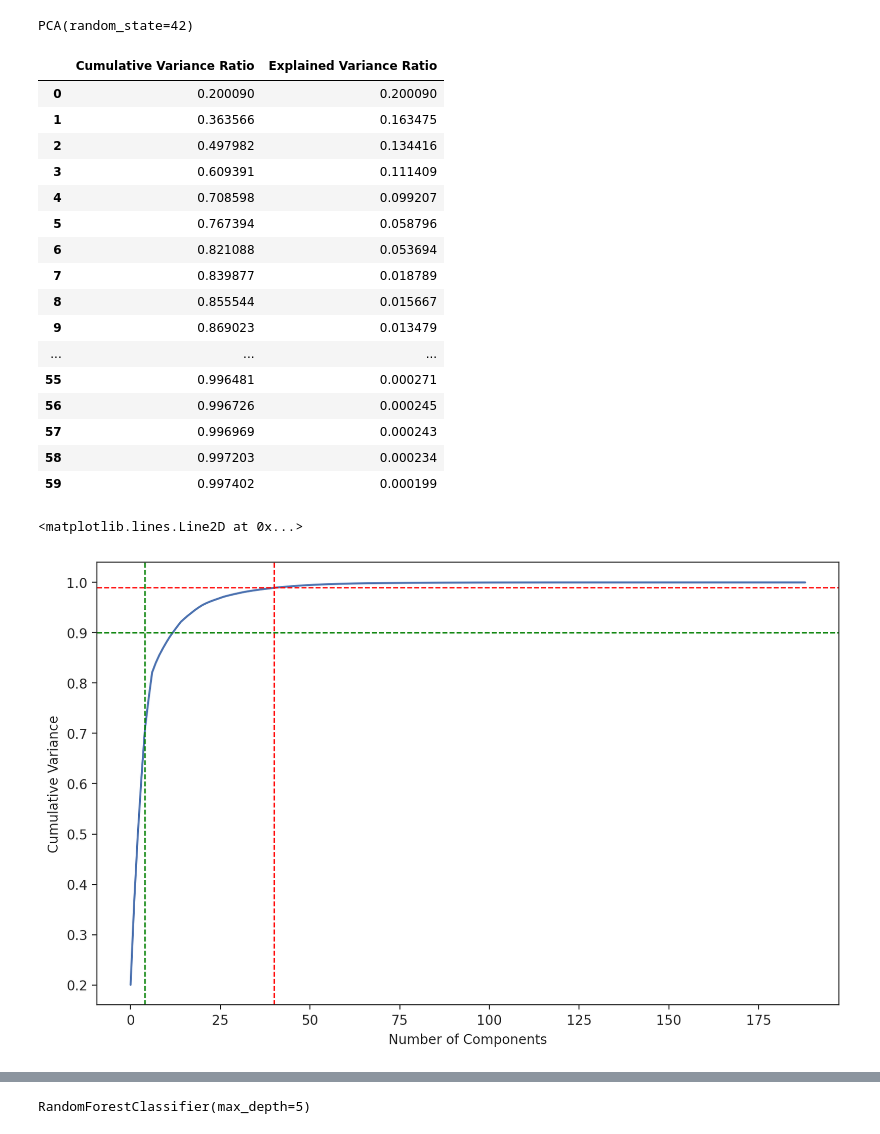
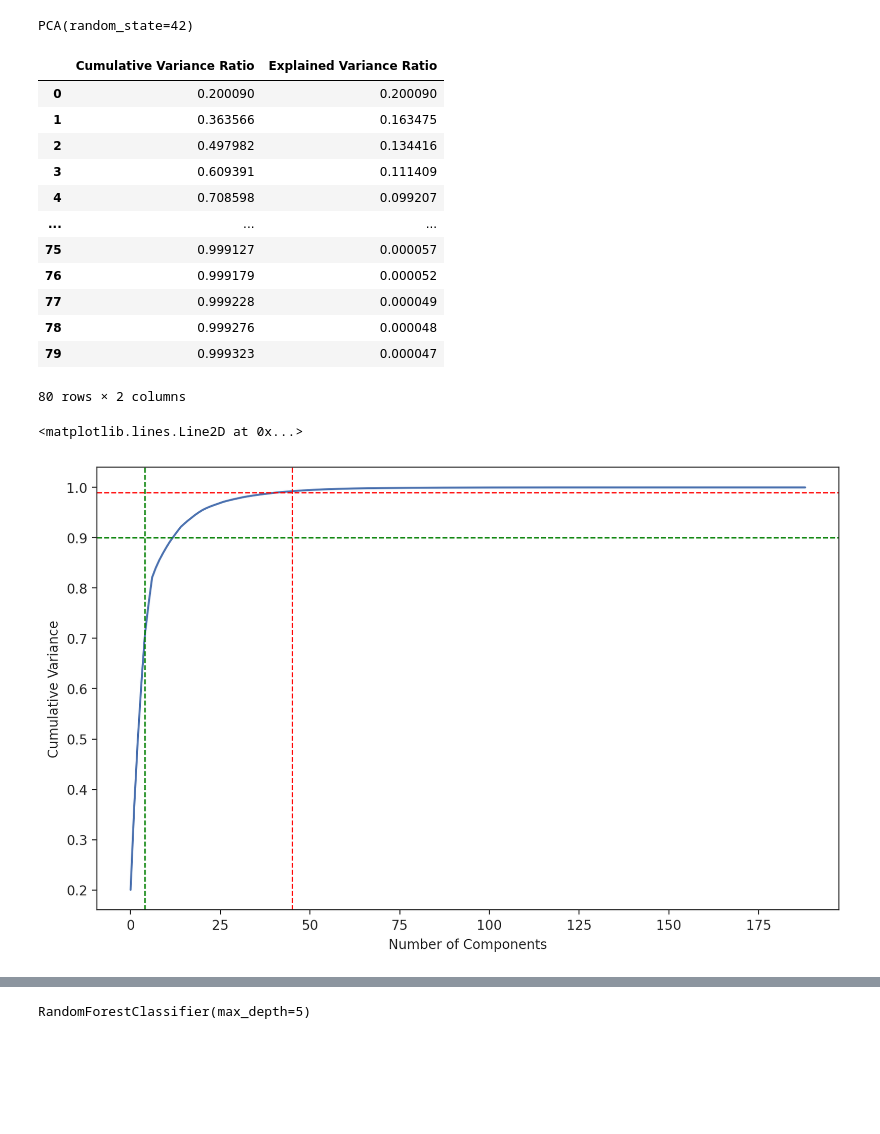
Before and after one commit to peteray-dev/Space-Titanic, a Jupyter notebook: Space_Titanic.ipynb, the cells around one changed output, grey strips where cells are left out. Cells and saved outputs as stored; diff of their text form; code cells hidden in the pictures; blank space fills up the shorter version.

```diff
--- a/Space_Titanic.ipynb
+++ b/Space_Titanic.ipynb
@@ -506,7 +506,7 @@ evr = pca.explained_variance_ratio_
 pca_df = pd.DataFrame()
 pca_df['Cumulative Variance Ratio'] = cvr
 pca_df['Explained Variance Ratio'] = evr
-display(pca_df.head(60))
+display(pca_df.head(80))
 # %% [output]
 |  | Cumulative Variance Ratio | Explained Variance Ratio |
 | 0 | 0.200090 | 0.200090 |
@@ -514,29 +514,25 @@ display(pca_df.head(60))
 | 2 | 0.497982 | 0.134416 |
 | 3 | 0.609391 | 0.111409 |
 | 4 | 0.708598 | 0.099207 |
-| 5 | 0.767394 | 0.058796 |
-| 6 | 0.821088 | 0.053694 |
-| 7 | 0.839877 | 0.018789 |
-| 8 | 0.855544 | 0.015667 |
-| 9 | 0.869023 | 0.013479 |
 | ... | ... | ... |
-| 55 | 0.996481 | 0.000271 |
-| 56 | 0.996726 | 0.000245 |
-| 57 | 0.996969 | 0.000243 |
-| 58 | 0.997203 | 0.000234 |
-| 59 | 0.997402 | 0.000199 |
+| 75 | 0.999127 | 0.000057 |
+| 76 | 0.999179 | 0.000052 |
+| 77 | 0.999228 | 0.000049 |
+| 78 | 0.999276 | 0.000048 |
+| 79 | 0.999323 | 0.000047 |
+80 rows × 2 columns
 # %%
 # Plotting the data
 fig = plt.figure(figsize = (10,6))
 plt.plot(cvr)
 plt.xlabel('Number of Components')
 plt.ylabel('Cumulative Variance')
 # Draw lines to illustrate vertical and horizontal limits
 plt.axhline(y = 0.99, color='red', linestyle='dashed', linewidth=1)
-plt.axvline(x = 40, color='red', linestyle='dashed', linewidth=1)
+plt.axvline(x = 45, color='red', linestyle='dashed', linewidth=1)
 plt.axhline(y = 0.9, color='green', linestyle='dashed', linewidth=1)
 plt.axvline(x = 4, color='green', linestyle='dashed', linewidth=1)
 # %% [output]
 <matplotlib.lines.Line2D at 0x...>
-[figure, old version]
+[figure, new version]
 # %%
```
Also changed, not shown: parts of 18 cells of this notebook.
